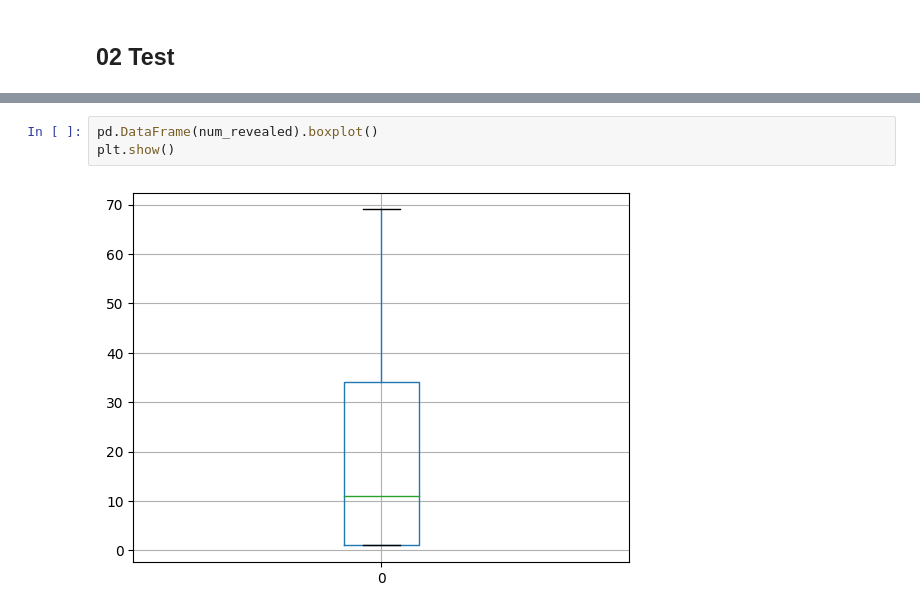
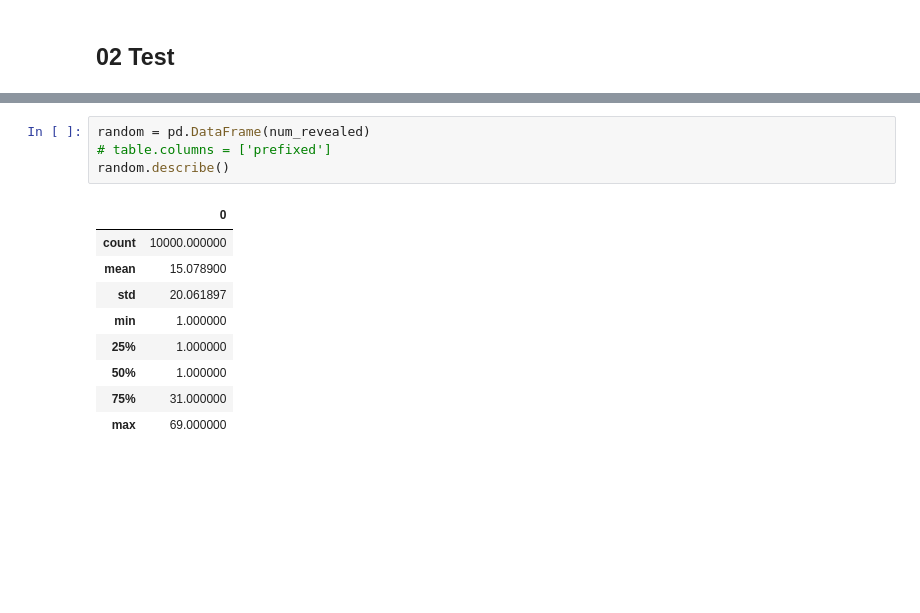
Before and after one commit to Tonnonssi/-RL-Minesweeper, a Jupyter notebook: codes/lab/처음 선택과 까지는 타일 수.ipynb, the cells around one changed output, grey strips where cells are left out. Saved outputs shown, nothing was run; the diff lists cells and outputs as text; blank space fills up the shorter version.

```diff
--- a/codes/lab/처음 선택과 까지는 타일 수.ipynb
+++ b/codes/lab/처음 선택과 까지는 타일 수.ipynb
@@ -181,5 +194,14 @@ pd.DataFrame(num_revealed).describe()
-# %%
-pd.DataFrame(num_revealed).boxplot()
-plt.show()
-# %% [output]
-[figure, removed]
+# %%
+random = pd.DataFrame(num_revealed)
+# table.columns = ['prefixed']
+random.describe()
+# %% [output]
+|  | 0 |
+| count | 10000.000000 |
+| mean | 15.078900 |
+| std | 20.061897 |
+| min | 1.000000 |
+| 25% | 1.000000 |
+| 50% | 1.000000 |
+| 75% | 31.000000 |
+| max | 69.000000 |
```
Also changed, not shown: parts of 8 cells of this notebook, 2 other files.
